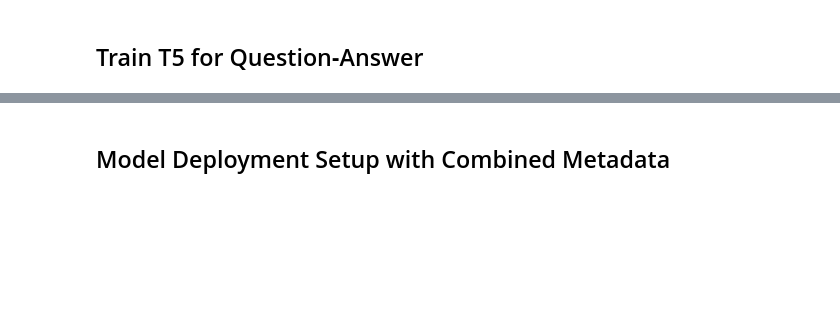
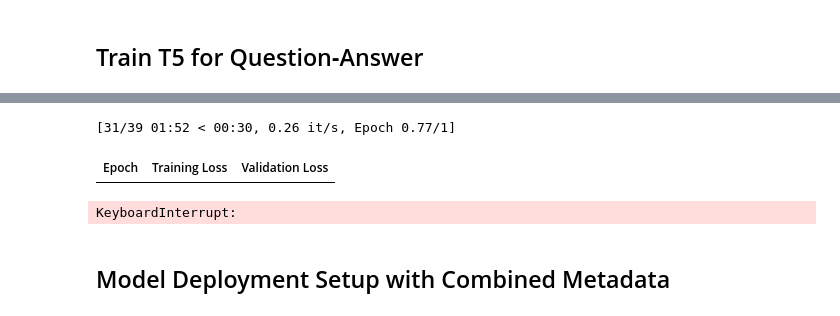
Before and after one commit to mward2020/Project_3, a Jupyter notebook: mental_health_chatbot_happy_brain.ipynb, the cells around one changed output, grey strips where cells are left out. Cells and saved outputs as stored; diff of their text form; code cells hidden in the pictures; blank space fills up the shorter version.

```diff
--- a/mental_health_chatbot_happy_brain.ipynb
+++ b/mental_health_chatbot_happy_brain.ipynb
@@ -880,17 +983,27 @@ qa_test_tok.set_format("torch")
 # %%
-rouge = evaluate.load("rouge")
+# Define evaluation metrics
 
 def compute_metrics(eval_preds):
+    import evaluate
+    rouge = evaluate.load("rouge")
+
     preds, labels = eval_preds
 
-    # Decode predictions and references
+    if isinstance(preds, tuple):
+        preds = preds[0]
+
+    preds = np.argmax(preds, axis=-1)
+
+    if isinstance(labels, tuple):
+        labels = labels[0]
+    labels = np.where(labels != -100, labels, t5_qa_tokenizer.pad_token_id)
+
     decoded_preds = t5_qa_tokenizer.batch_decode(preds, skip_special_tokens=True)
     decoded_labels = t5_qa_tokenizer.batch_decode(labels, skip_special_tokens=True)
 
     decoded_preds = [pred.strip() for pred in decoded_preds]
     decoded_labels = [label.strip() for label in decoded_labels]
 
-    # Compute ROUGE
     result = rouge.compute(predictions=decoded_preds, references=decoded_labels, use_stemmer=True)
 
     return {
@@ -898,38 +1011,91 @@ def compute_metrics(eval_preds):
     }
 # %%
 # Set up training arguments
+
 qa_training_args = Seq2SeqTrainingArguments(
     output_dir="./saved_models/t5_qa",
     evaluation_strategy="epoch",
     save_strategy="epoch",
     learning_rate=3e-4,
-    per_device_train_batch_size=8,
-    per_device_eval_batch_size=8,
-    num_train_epochs=3,
+    per_device_train_batch_size=4,
+    per_device_eval_batch_size=4,
+    num_train_epochs=1,
     weight_decay=0.01,
     predict_with_generate=False,
     logging_dir="./logs",
     logging_strategy="steps",
     logging_steps=10,
     save_total_limit=2,
     load_best_model_at_end=True,
+    save_safetensors=False,
     metric_for_best_model="rougeL"
 )
 
 # Assert to ensure tokenized data is defined
+
 assert 'qa_train_tok' in globals() and 'qa_test_tok' in globals(), "Tokenized QA data is not defined."
 
 # Create the Seq2SeqTrainer instance
+
 qa_trainer = Seq2SeqTrainer(
     model=t5_qa_model,
     args=qa_training_args,
     train_dataset=qa_train_tok,
     eval_dataset=qa_test_tok,
     tokenizer=t5_qa_tokenizer,
     data_collator=DataCollatorForSeq2Seq(tokenizer=t5_qa_tokenizer, model=t5_qa_model),
     compute_metrics=compute_metrics
 )
 
+# Train the QA model
+
 qa_trainer.train()
-t5_qa_model.save_pretrained("./saved_models/t5_qa")
+
+# Optional: Free up memory (especially useful on GPU systems)
+
+import gc
+gc.collect()
+if torch.cuda.is_available():
+    torch.cuda.empty_cache()
+
+# Save model and tokenizer using the Trainer to avoid file lock issues
+
+# qa_trainer.save_model(SAVE_ROOT / "t5_qa")
+# t5_qa_tokenizer.save_pretrained(SAVE_ROOT / "t5_qa")
+
+import shutil
+import tempfile
+
+from pathlib import Path
+
+# Save model and tokenizer safely using a temp directory
+with tempfile.TemporaryDirectory() as tmpdir:
+    tmp_path = Path(tmpdir)
+
+    # Save model + tokenizer to temp dir
+    qa_trainer.save_model(tmp_path)
+    t5_qa_tokenizer.save_pretrained(tmp_path)
+
+    # Final destination
+    final_path = SAVE_ROOT / "t5_qa"
+    final_path.mkdir(parents=True, exist_ok=True)
+
+    # Move files: overwrite by removing first if necessary
+    for item in tmp_path.iterdir():
+        dest = final_path / item.name
+        try:
+            if dest.exists():
+                if dest.is_file():
+                    dest.unlink()
+                elif dest.is_dir():
+                    shutil.rmtree(dest)
+            shutil.copy2(item, dest)  # Use copy instead of move to avoid Win errors
+        except Exception as e:
+            print(f"Failed to copy {item.name}: {e}")
+
+print("T5 QA model and tokenizer saved safely.")
+# %% [output]
+[31/39 01:52 < 00:30, 0.26 it/s, Epoch 0.77/1]
+| Epoch | Training Loss | Validation Loss |
+KeyboardInterrupt:
 # %%
```
Also changed, not shown: parts of 79 cells of this notebook, 2 other files.
